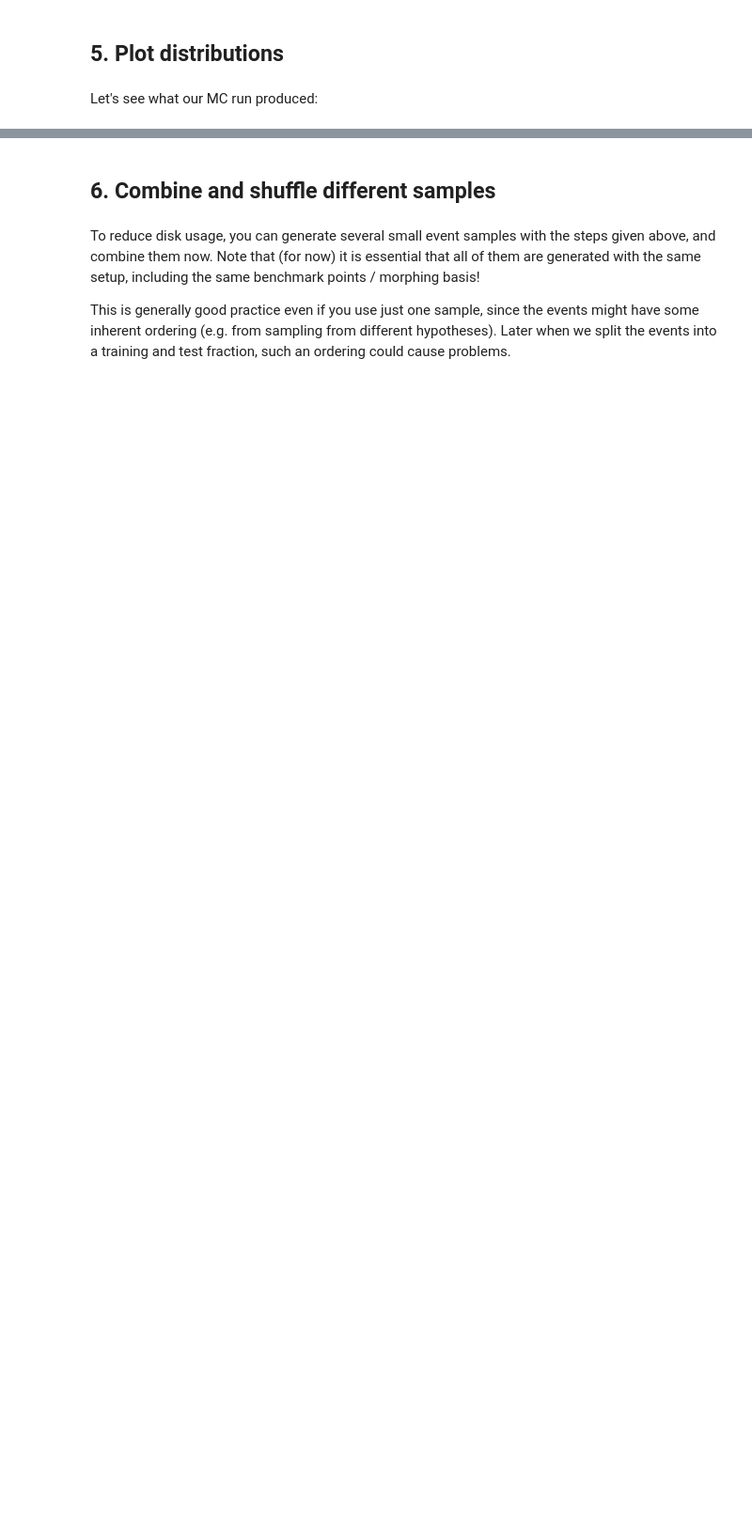
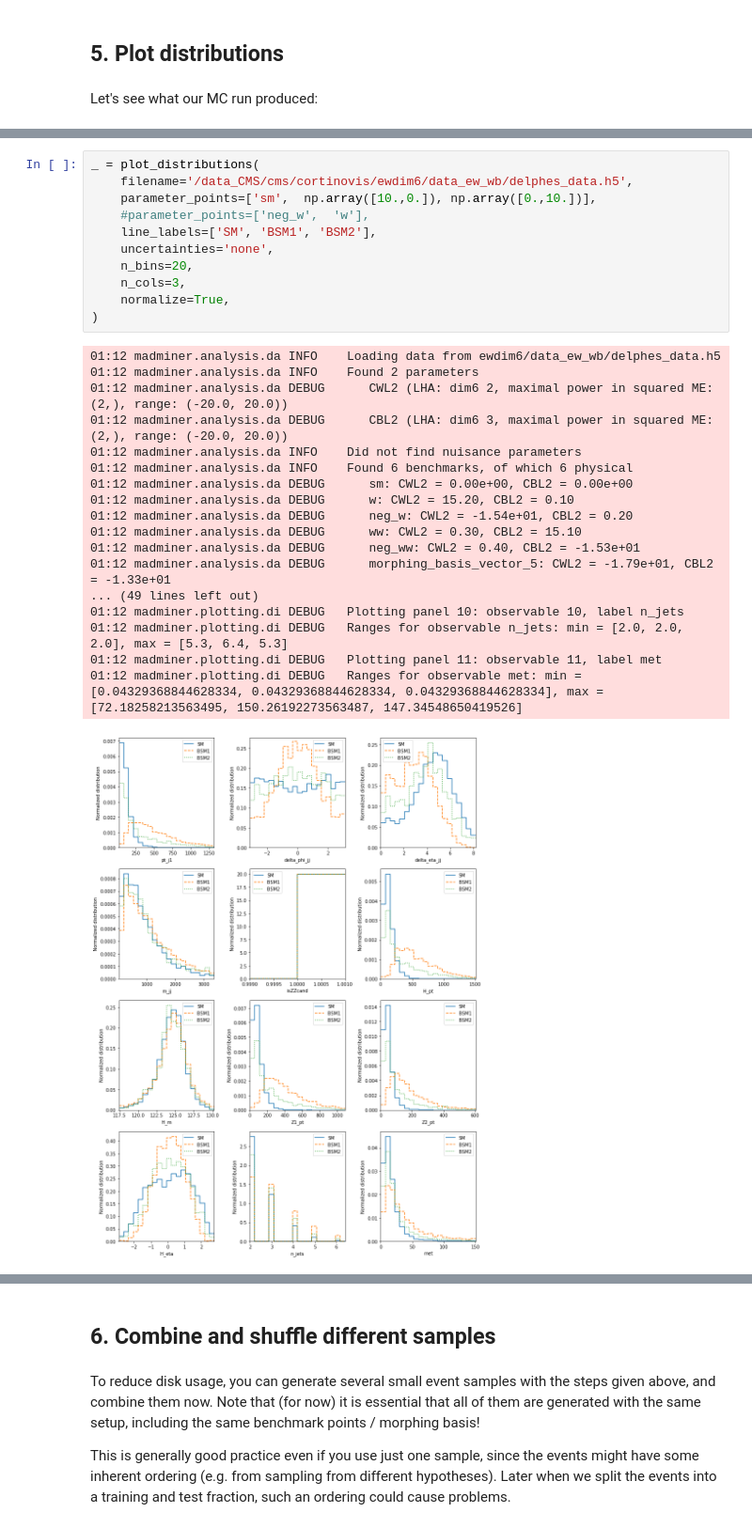
Before and after one commit to irenecortinovis/madminer, a Jupyter notebook: examples/tutorial_particle_physics/2b_delphes_level_analysis.ipynb, the cells around one changed output, grey strips where cells are left out. Shown at 94% size. Saved outputs shown, nothing was run; the diff lists cells and outputs as text; blank space fills up the shorter version.

```diff
--- a/examples/tutorial_particle_physics/2b_delphes_level_analysis.ipynb
+++ b/examples/tutorial_particle_physics/2b_delphes_level_analysis.ipynb
@@ -397,0 +537,30 @@ Let's see what our MC run produced:
+# %%
+_ = plot_distributions(
+    filename='/data_CMS/cms/cortinovis/ewdim6/data_ew_wb/delphes_data.h5',
+    parameter_points=['sm',  np.array([10.,0.]), np.array([0.,10.])],
+    #parameter_points=['neg_w',  'w'],
+    line_labels=['SM', 'BSM1', 'BSM2'],
+    uncertainties='none',
+    n_bins=20,
+    n_cols=3,
+    normalize=True,
+)
+# %% [output]
+01:12 madminer.analysis.da INFO    Loading data from ewdim6/data_ew_wb/delphes_data.h5
+01:12 madminer.analysis.da INFO    Found 2 parameters
+01:12 madminer.analysis.da DEBUG      CWL2 (LHA: dim6 2, maximal power in squared ME: (2,), range: (-20.0, 20.0))
+01:12 madminer.analysis.da DEBUG      CBL2 (LHA: dim6 3, maximal power in squared ME: (2,), range: (-20.0, 20.0))
+01:12 madminer.analysis.da INFO    Did not find nuisance parameters
+01:12 madminer.analysis.da INFO    Found 6 benchmarks, of which 6 physical
+01:12 madminer.analysis.da DEBUG      sm: CWL2 = 0.00e+00, CBL2 = 0.00e+00
+01:12 madminer.analysis.da DEBUG      w: CWL2 = 15.20, CBL2 = 0.10
+01:12 madminer.analysis.da DEBUG      neg_w: CWL2 = -1.54e+01, CBL2 = 0.20
+01:12 madminer.analysis.da DEBUG      ww: CWL2 = 0.30, CBL2 = 15.10
+01:12 madminer.analysis.da DEBUG      neg_ww: CWL2 = 0.40, CBL2 = -1.53e+01
+01:12 madminer.analysis.da DEBUG      morphing_basis_vector_5: CWL2 = -1.79e+01, CBL2 = -1.33e+01
+... (49 lines left out)
+01:12 madminer.plotting.di DEBUG   Plotting panel 10: observable 10, label n_jets
+01:12 madminer.plotting.di DEBUG   Ranges for observable n_jets: min = [2.0, 2.0, 2.0], max = [5.3, 6.4, 5.3]
+01:12 madminer.plotting.di DEBUG   Plotting panel 11: observable 11, label met
+01:12 madminer.plotting.di DEBUG   Ranges for observable met: min = [0.04329368844628334, 0.04329368844628334, 0.04329368844628334], max = [72.18258213563495, 150.26192273563487, 147.34548650419526]
+[figure, added]
```
Also changed, not shown: parts of 20 cells of this notebook, 27 other files.
